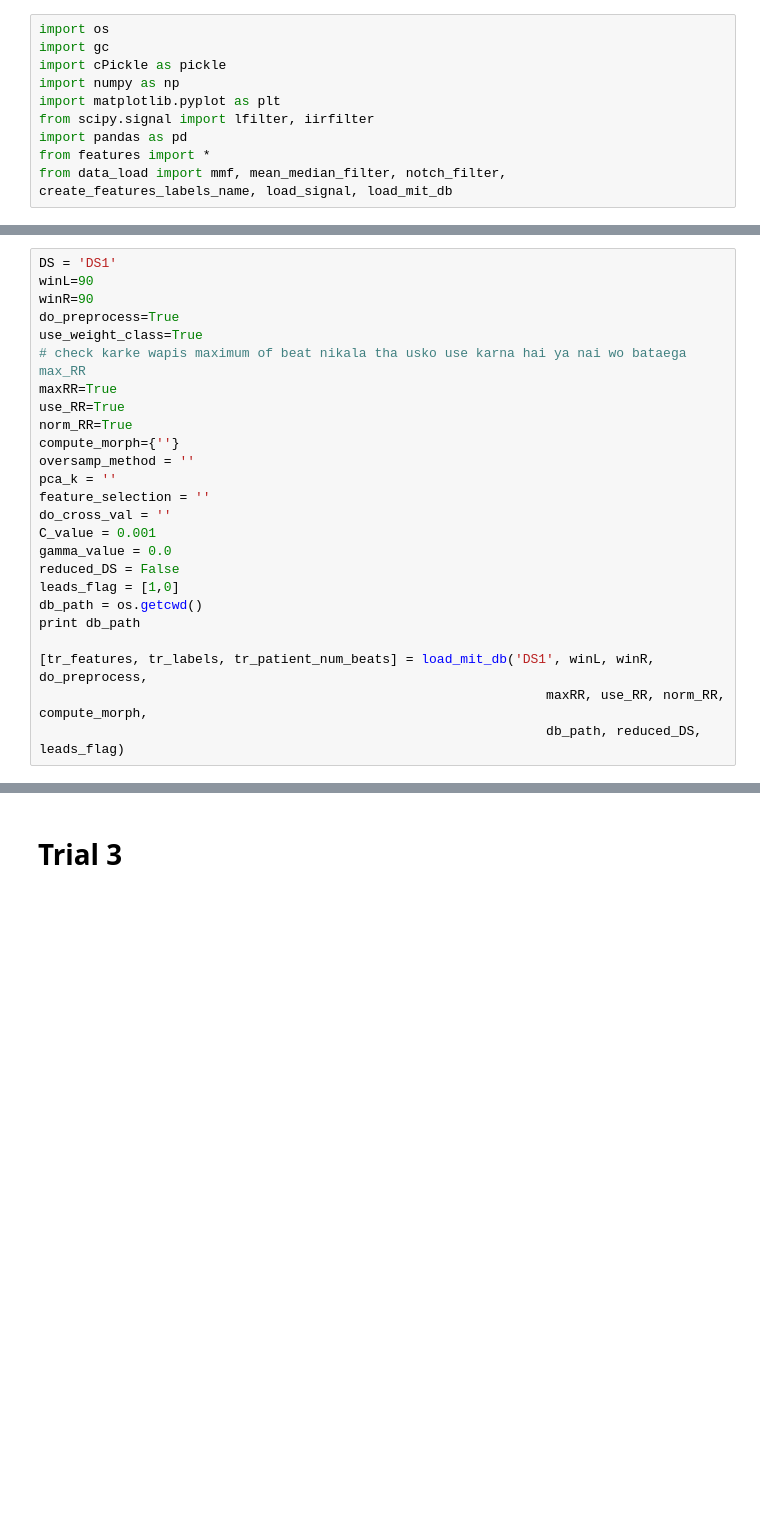
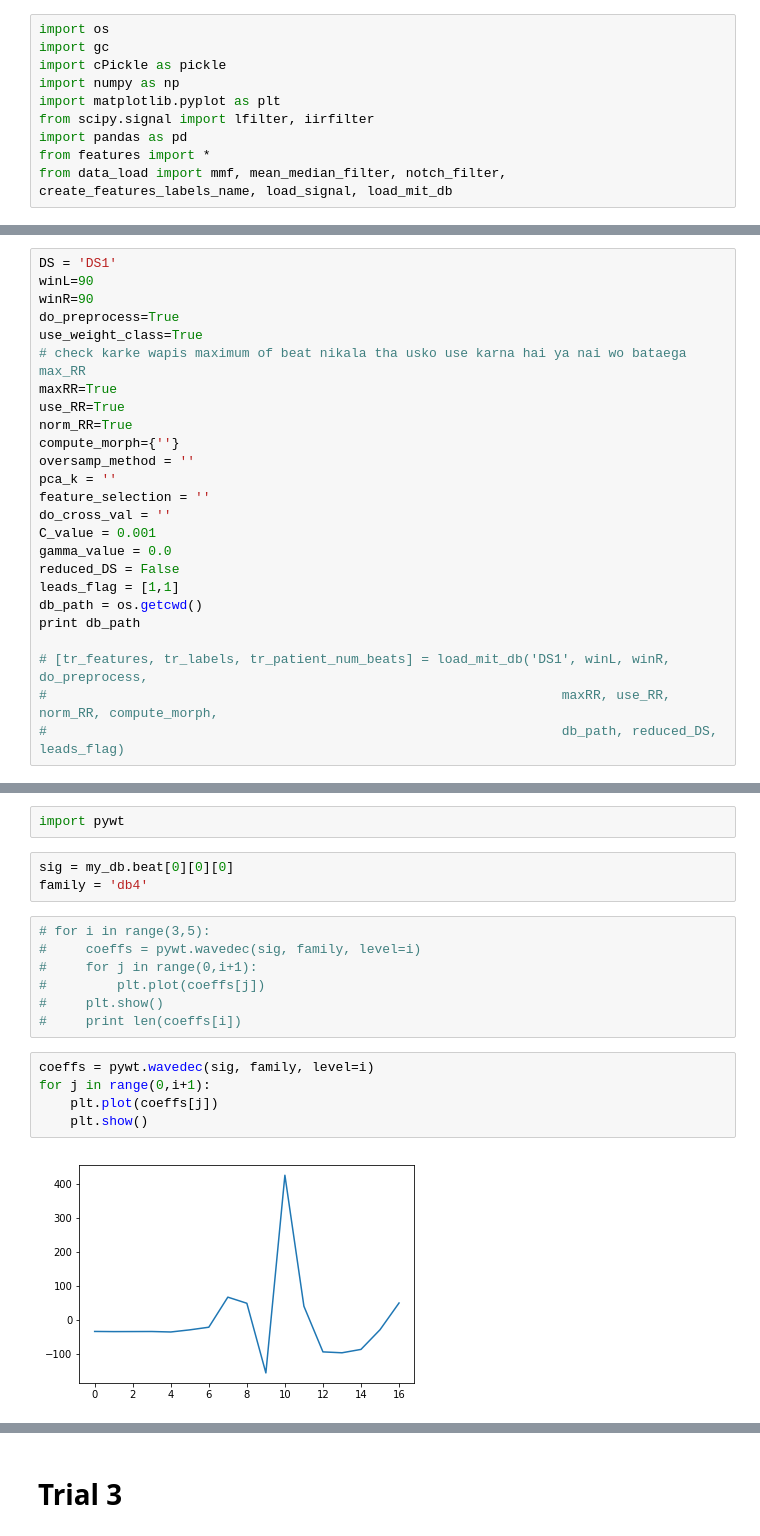
Before and after one commit to deepzx987/Classification, a Jupyter notebook: Untitled.ipynb, the cells around one changed output, grey strips where cells are left out. Drawn from its saved outputs; the diff is of its cells as text; blank space fills up the shorter version.

```diff
--- a/Untitled.ipynb
+++ b/Untitled.ipynb
@@ -34,12 +26,12 @@ do_cross_val = ''
 C_value = 0.001
 gamma_value = 0.0
 reduced_DS = False
-leads_flag = [1,0]
+leads_flag = [1,1]
 db_path = os.getcwd()
 print db_path
 
-[tr_features, tr_labels, tr_patient_num_beats] = load_mit_db('DS1', winL, winR, do_preprocess,
-                                                                 maxRR, use_RR, norm_RR, compute_morph,
-                                                                 db_path, reduced_DS, leads_flag)
+# [tr_features, tr_labels, tr_patient_num_beats] = load_mit_db('DS1', winL, winR, do_preprocess,
+#                                                                  maxRR, use_RR, norm_RR, compute_morph,
+#                                                                  db_path, reduced_DS, leads_flag)
 # %% [output]
 /home/deepankar/PhD/Classification
@@ -84,0 +102,19 @@ print eval_patient_num_beats.shape
+# %%
+import pywt
+# %%
+sig = my_db.beat[0][0][0]
+family = 'db4'
+# %%
+# for i in range(3,5):
+#     coeffs = pywt.wavedec(sig, family, level=i)
+#     for j in range(0,i+1):
+#         plt.plot(coeffs[j])
+#     plt.show()
+#     print len(coeffs[i])
+# %%
+coeffs = pywt.wavedec(sig, family, level=i)
+for j in range(0,i+1):
+    plt.plot(coeffs[j])
+    plt.show()
+# %% [output]
+[figure, added]
```
Also changed, not shown: parts of 12 cells of this notebook, 2 other files.
